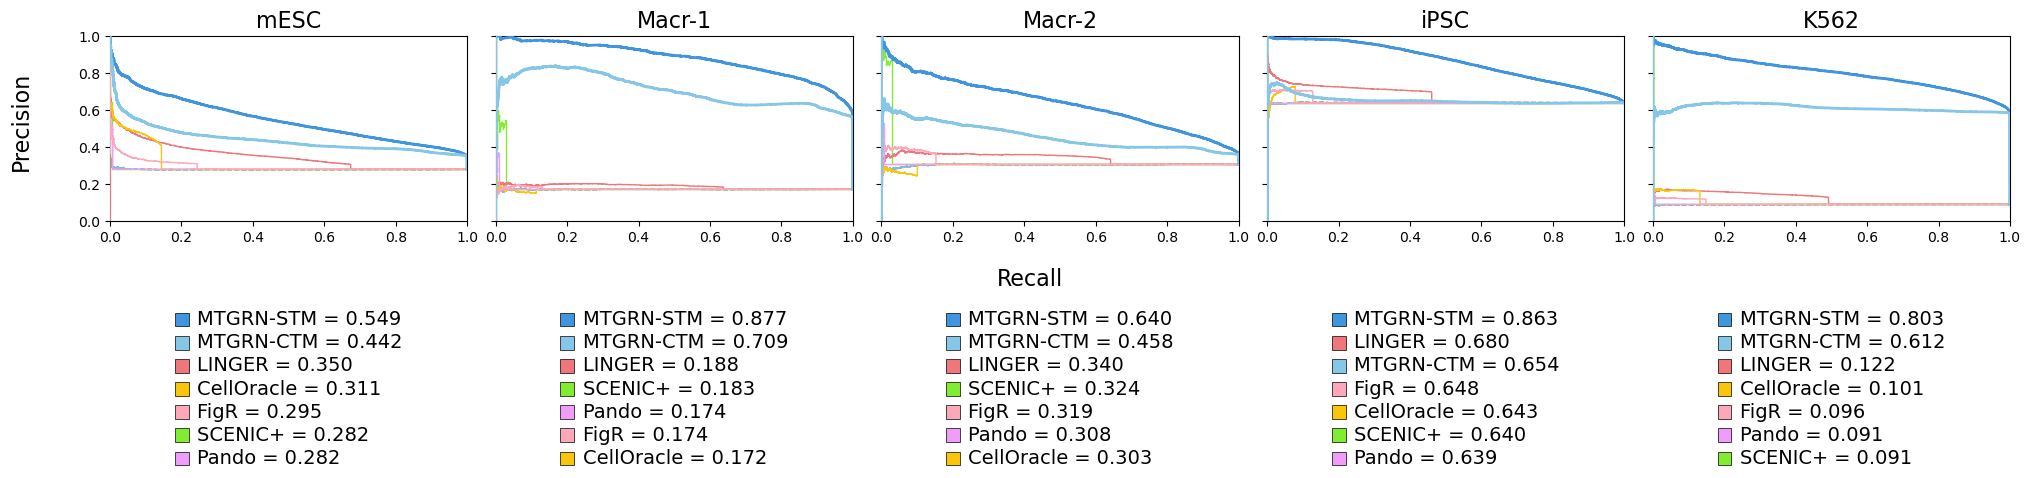
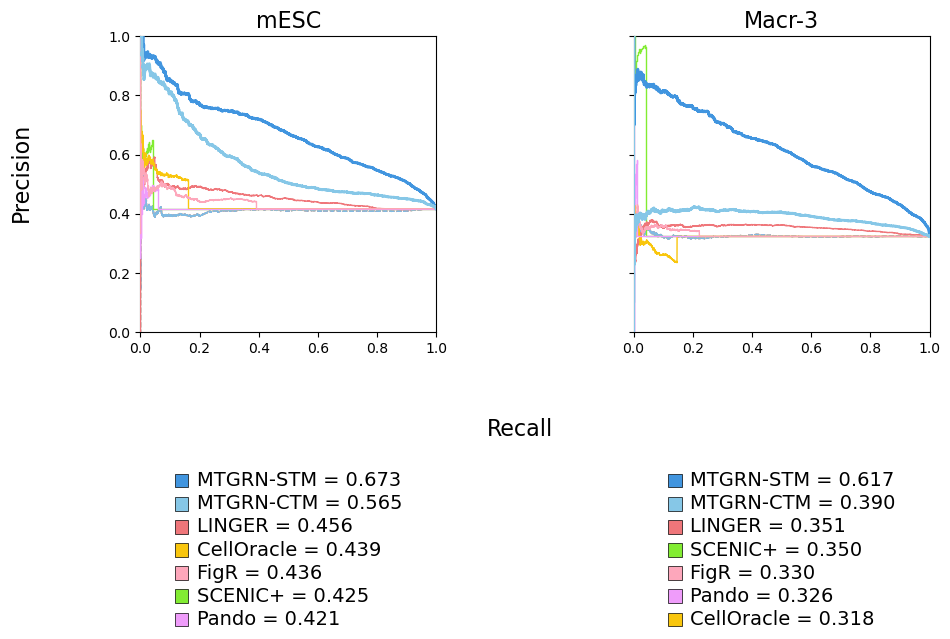
The notebook cell's code change between the first figure and the second:
--- before
+++ after
@@ -2,5 +2,5 @@
     nrows=1,
     ncols=len(sample_to_title_map),
-    figsize=(4 * len(sample_to_title_map), 5),
+    figsize=(5 * len(sample_to_title_map), 8),
     sharex=True,
     sharey=True,
@@ -10,15 +10,19 @@
 combined_axes = np.array(combined_axes, ndmin=1).ravel()
 
-print(f"TFs: {len(gt_tfs)}")
-print(f"TGs: {len(gt_targets)}")
-print(f"Edges: {len(gt_pairs)}")
-
 for i, sample_name in enumerate(sample_to_title_map.keys()):
 
     ax = combined_axes[i]
+    
+    ax.set_box_aspect(1)
+    
     auprc_text_lines = []
 
     # Use sample-specific GT
     gt_pairs_sample, gt_tfs_sample, gt_targets_sample = gt_by_sample_dict[sample_name]
+    
+    print(f"\nSample: {sample_name}")
+    print(f"TFs: {len(gt_tfs_sample)}")
+    print(f"TGs: {len(gt_targets_sample)}")
+    print(f"Edges: {len(gt_pairs_sample)}")
 
     full_universe, gt_lookup = make_full_universe(

Commit: Added a script to create the peak-TG distance files. Added a script to download the ChIP-Atlas files for a given cell type and map the TF-DNA interactions to the nearest TG to create TF-TG ChIP-Atlas ground truth files. Testing compiling the TF-DNA model during TF-TG model training to speed up train